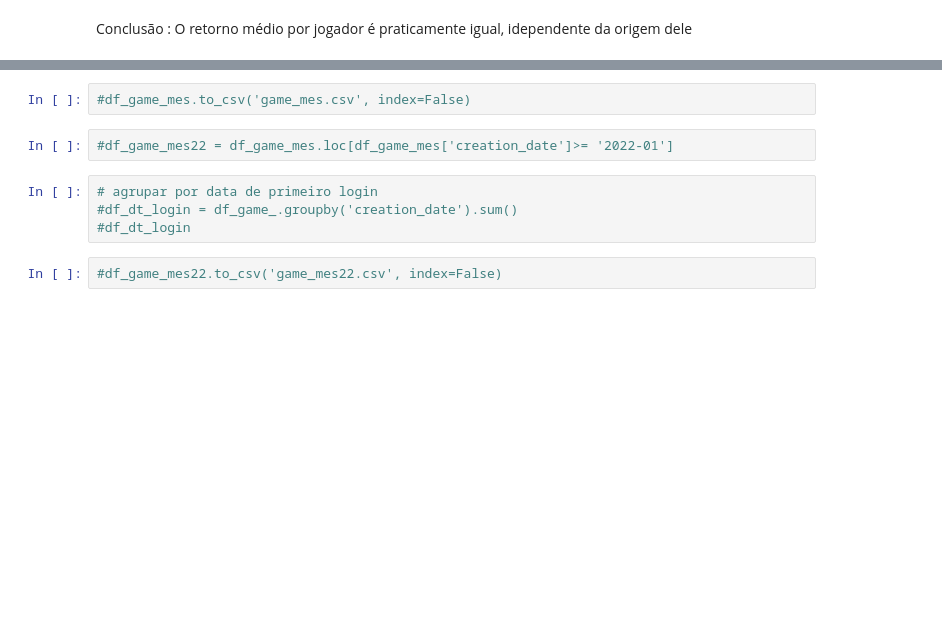
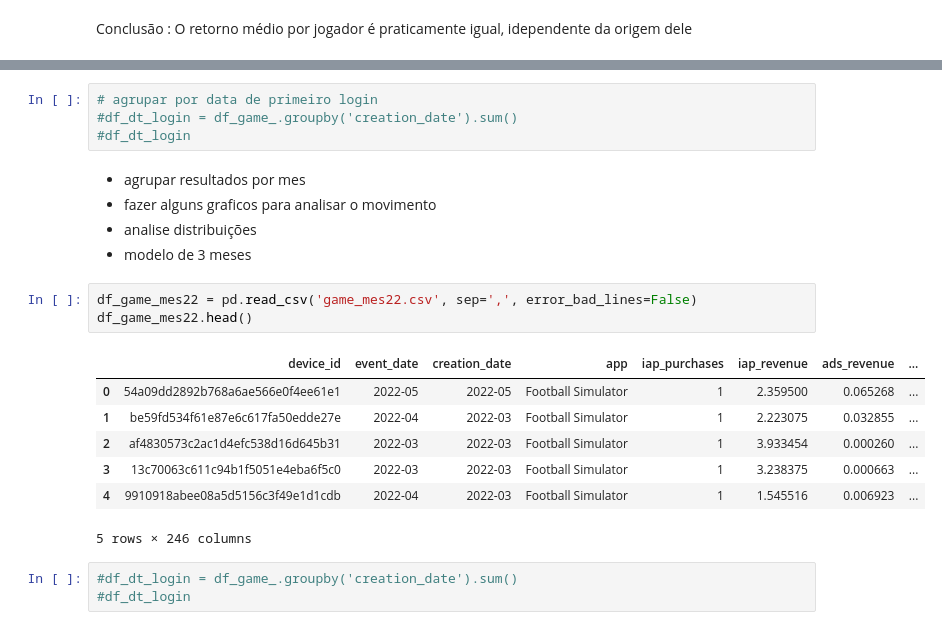
Before and after one commit to vitorbronde/game_market, a Jupyter notebook: Game_market.ipynb, the cells around one changed output, grey strips where cells are left out. Cells and saved outputs as stored; diff of their text form; blank space fills up the shorter version.

```diff
--- a/Game_market.ipynb
+++ b/Game_market.ipynb
@@ -339,10 +367,23 @@ df_game['creation_date'] = [i.strftime('%Y-%m') for i in df_game['creation_date'
-# %%
-#df_game_mes.to_csv('game_mes.csv', index=False)
-# %%
-#df_game_mes22 = df_game_mes.loc[df_game_mes['creation_date']>= '2022-01']
 # %%
 # agrupar por data de primeiro login
 #df_dt_login = df_game_.groupby('creation_date').sum()
 #df_dt_login
-# %%
-#df_game_mes22.to_csv('game_mes22.csv', index=False)
+# %% [markdown]
+- agrupar resultados por mes
+- fazer alguns graficos para analisar o movimento
+- analise distribuições
+- modelo de 3 meses
+# %%
+df_game_mes22 = pd.read_csv('game_mes22.csv', sep=',', error_bad_lines=False)
+df_game_mes22.head()
+# %% [output]
+|  | device_id | event_date | creation_date | app | iap_purchases | iap_revenue | ads_revenue | ... |
+| 0 | 54a09dd2892b768a6ae566e0f4ee61e1 | 2022-05 | 2022-05 | Football Simulator | 1 | 2.359500 | 0.065268 | ... |
+| 1 | be59fd534f61e87e6c617fa50edde27e | 2022-04 | 2022-03 | Football Simulator | 1 | 2.223075 | 0.032855 | ... |
+| 2 | af4830573c2ac1d4efc538d16d645b31 | 2022-03 | 2022-03 | Football Simulator | 1 | 3.933454 | 0.000260 | ... |
+| 3 | 13c70063c611c94b1f5051e4eba6f5c0 | 2022-03 | 2022-03 | Football Simulator | 1 | 3.238375 | 0.000663 | ... |
+| 4 | 9910918abee08a5d5156c3f49e1d1cdb | 2022-04 | 2022-03 | Football Simulator | 1 | 1.545516 | 0.006923 | ... |
+5 rows × 246 columns
+# %%
+#df_dt_login = df_game_.groupby('creation_date').sum()
+#df_dt_login
```
Also changed, not shown: parts of 25 cells of this notebook.
